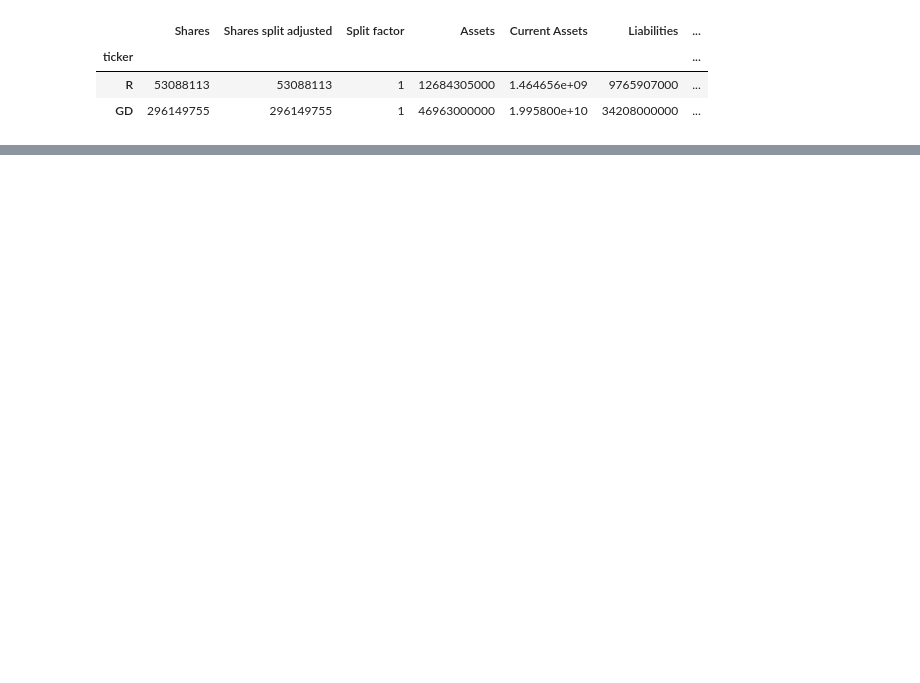
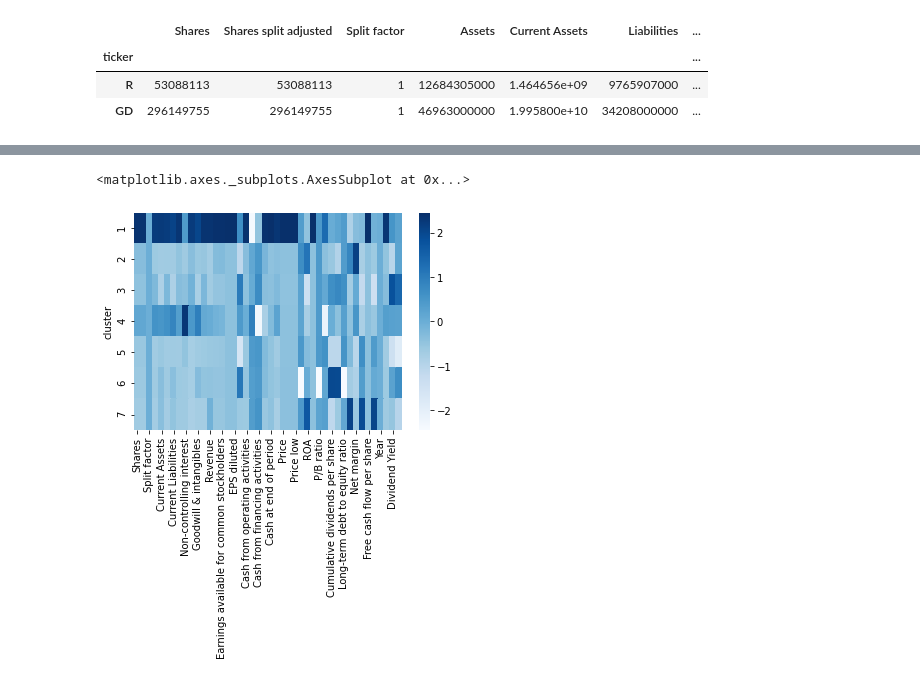
Before and after one commit to ruchikav95/Stock-Market-Analysis-, a Jupyter notebook: Individual_Assignment_BA820.ipynb, the cells around one changed output, grey strips where cells are left out. Drawn from its saved outputs; the diff is of its cells as text; code cells hidden in the pictures; blank space fills up the shorter version.

```diff
--- a/Individual_Assignment_BA820.ipynb
+++ b/Individual_Assignment_BA820.ipynb
@@ -313,0 +428,3 @@ df_2018.loc[df_2018['P/E ratio'].isnull(), 'P/E ratio'] = temp['calculated_pe_ra
+# %%
+# lets put this back onto the players dataset
+stock['cluster'] = labs
@@ -313,0 +440,5 @@ df_2018.loc[df_2018['P/E ratio'].isnull(), 'P/E ratio'] = temp['calculated_pe_ra
+# %%
+# lets profile the cluster solutions
+clus_profile = stock.groupby("cluster").mean()
+
+clus_profile.T
@@ -313,0 +463,13 @@ df_2018.loc[df_2018['P/E ratio'].isnull(), 'P/E ratio'] = temp['calculated_pe_ra
+# %%
+# we can also plot this as a heatmap, but we should normalize the data
+scp = StandardScaler()
+cluster_scaled = scp.fit_transform(clus_profile)
+
+cluster_scaled = pd.DataFrame(cluster_scaled,
+                              index=clus_profile.index,
+                              columns=clus_profile.columns)
+
+sns.heatmap(cluster_scaled, cmap="Blues", center=0)
+# %% [output]
+<matplotlib.axes._subplots.AxesSubplot at 0x...>
+[figure, added]
```
Also changed, not shown: parts of 46 cells of this notebook.
